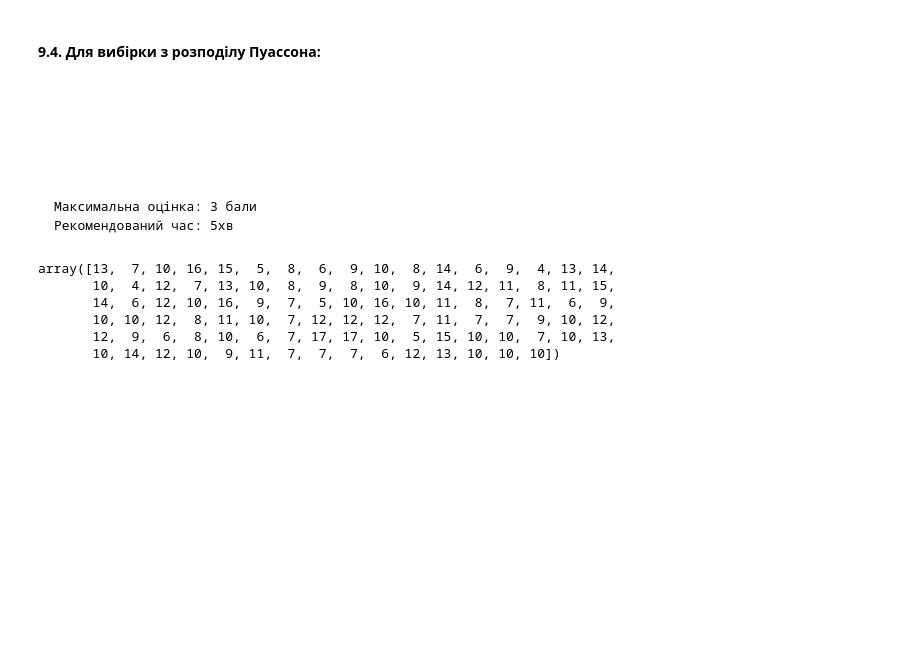
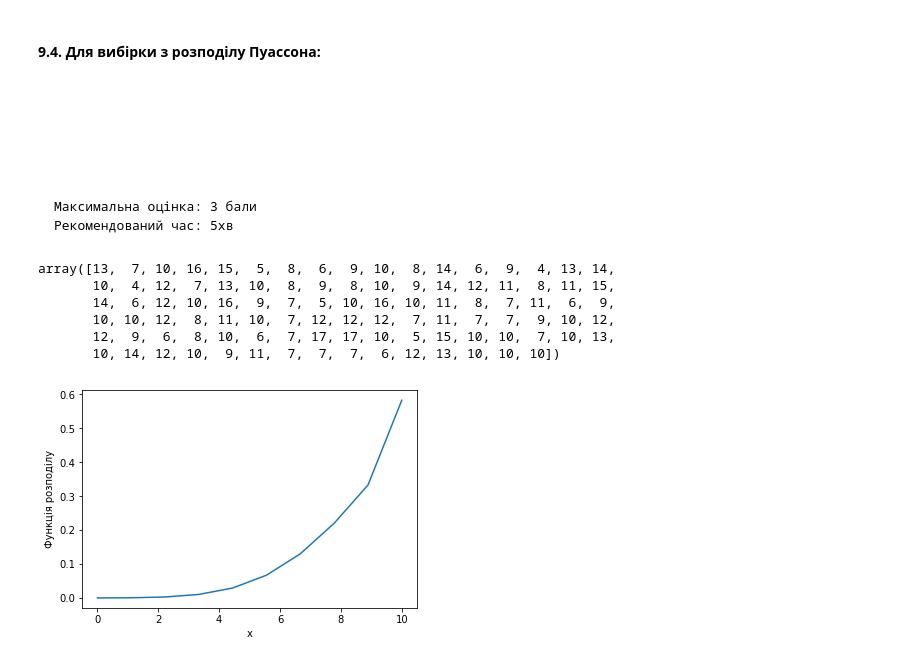
Before and after one commit to lluidesia/Liudmyla-Prysiazhna-DS100-Test-2_v2, a Jupyter notebook: DataRoot University DS100 Test #2_v2.ipynb, the cells around one changed output. Cells and saved outputs as stored; diff of their text form; code cells hidden in the pictures; blank space fills up the shorter version.

```diff
--- a/DataRoot University DS100 Test #2_v2.ipynb
+++ b/DataRoot University DS100 Test #2_v2.ipynb
@@ -679,3 +679,13 @@ array([13,  7, 10, 16, 15,  5,  8,  6,  9, 10,  8, 14,  6,  9,  4, 13, 14,
        10, 10, 12,  8, 11, 10,  7, 12, 12, 12,  7, 11,  7,  7,  9, 10, 12,
        12,  9,  6,  8, 10,  6,  7, 17, 17, 10,  5, 15, 10, 10,  7, 10, 13,
        10, 14, 12, 10,  9, 11,  7,  7,  7,  6, 12, 13, 10, 10, 10])
+# %%
+
+x = np.linspace(0, 10, 10)
+
+plt.plot(x, poisson_rv.cdf(x))
+plt.xlabel('x')
+plt.ylabel('Функція розподілу')
+plt.show()
+# %% [output]
+[figure, added]
```
